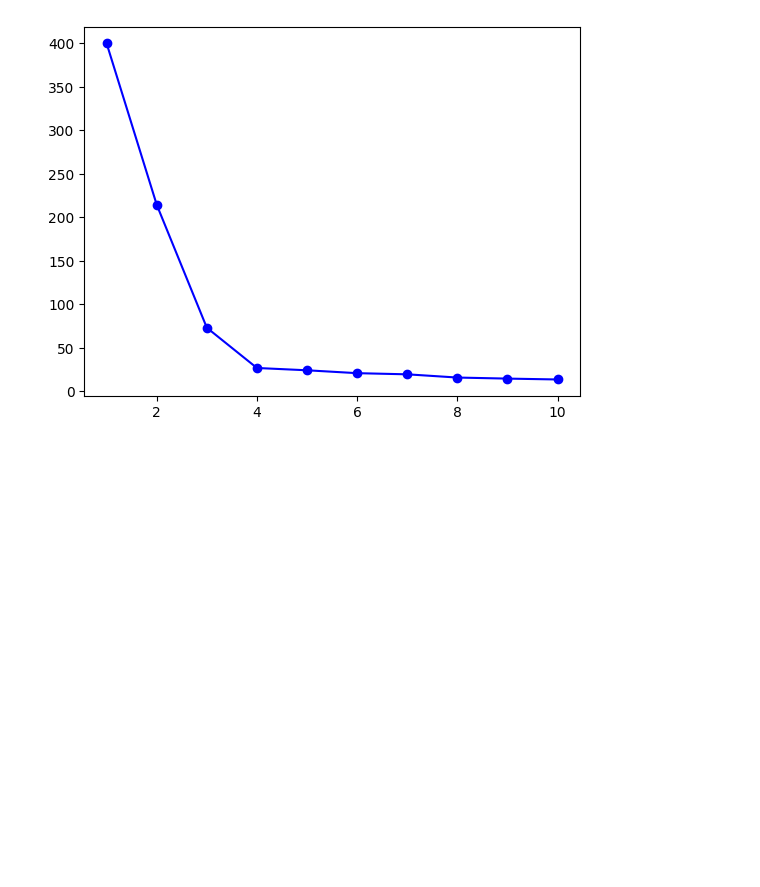
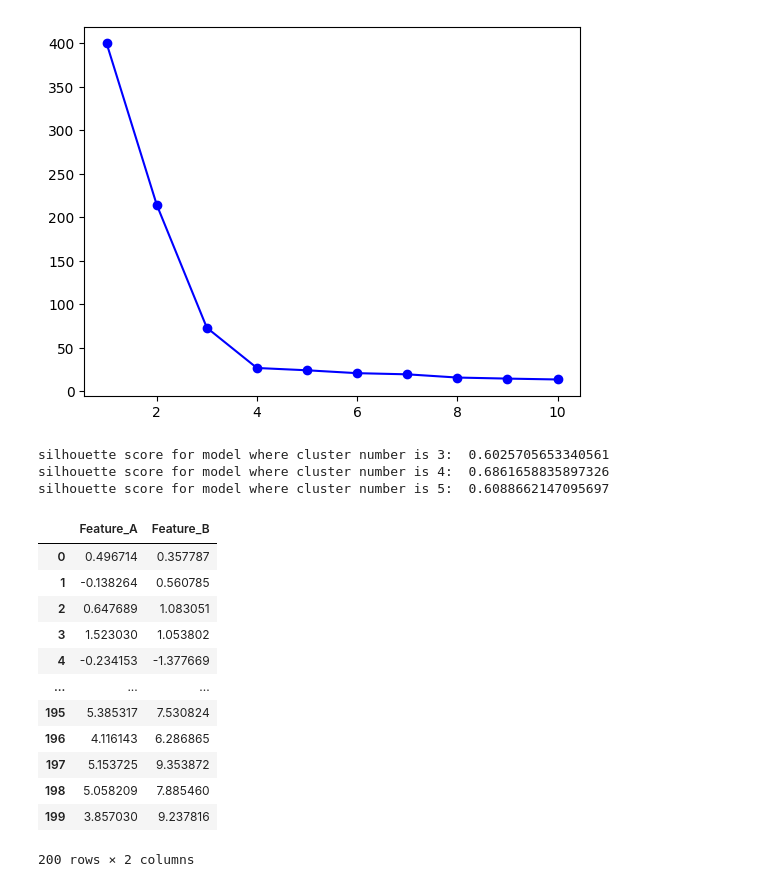
Before and after one commit to sumedhpuri/i_was_bored, a Jupyter notebook: machine_learning/Unsupervised_Learning.ipynb, the cells around one changed output. Cells and saved outputs as stored; diff of their text form; code cells hidden in the pictures; blank space fills up the shorter version.

Commit message:
silhouette score

```diff
--- a/machine_learning/Unsupervised_Learning.ipynb
+++ b/machine_learning/Unsupervised_Learning.ipynb
@@ -166,0 +204,72 @@ plt.show();
+# %%
+import pandas as pd
+from sklearn.metrics import silhouette_score
+from sklearn.cluster import KMeans
+import numpy as np
+from sklearn.preprocessing import StandardScaler
+
+
+np.random.seed(42)
+data2 = {
+    'Feature_A': np.concatenate([
+        np.random.normal(0, 1, 50),   # Blob 1
+        np.random.normal(5, 1, 50),   # Blob 2
+        np.random.normal(10, 1, 50),  # Blob 3
+        np.random.normal(5, 1, 50)    # Blob 4 (overlaps with Blob 2 on X-axis)
+    ]),
+    'Feature_B': np.concatenate([
+        np.random.normal(0, 1, 50),
+        np.random.normal(0, 1, 50),
+        np.random.normal(0, 1, 50),
+        np.random.normal(8, 1, 50)    # Distinct in Y-axis
+    ])
+}
+df = pd.DataFrame(data2)
+
+X = df[['Feature_A', 'Feature_B']]
+
+scaler = StandardScaler()
+x_normally_scaled = scaler.fit_transform(X)
+
+model_k3 = KMeans(n_clusters = 3, random_state = 42)
+model_k3.fit(x_normally_scaled)
+y_predict_k3 = model_k3.predict(x_normally_scaled)
+print('silhouette score for model where cluster number is 3: ', silhouette_score(x_normally_scaled, y_predict_k3))
+
+model_k4 = KMeans(n_clusters = 4, random_state = 42)
+model_k4.fit(x_normally_scaled)
+y_predict_k4 = model_k4.predict(x_normally_scaled)
+print('silhouette score for model where cluster number is 4: ', silhouette_score(x_normally_scaled, y_predict_k4))
+
+model_k5 = KMeans(n_clusters = 5, random_state = 42)
+model_k5.fit(x_normally_scaled)
+y_predict_k5 = model_k5.predict(x_normally_scaled)
+print('silhouette score for model where cluster number is 5: ', silhouette_score(x_normally_scaled, y_predict_k5))
+
+# results
+# silhouette score for model where cluster number is 3:  0.6025705653340561
+# silhouette score for model where cluster number is 4:  0.6861658835897326
+# silhouette score for model where cluster number is 5:  0.6088662147095697
+
+
+#clearly the model with 4 clusters has the highest score thats why 4 is the best choice.
+# %% [output]
+silhouette score for model where cluster number is 3:  0.6025705653340561
+silhouette score for model where cluster number is 4:  0.6861658835897326
+silhouette score for model where cluster number is 5:  0.6088662147095697
+# %%
+display(df)
+# %% [output]
+|  | Feature_A | Feature_B |
+| 0 | 0.496714 | 0.357787 |
+| 1 | -0.138264 | 0.560785 |
+| 2 | 0.647689 | 1.083051 |
+| 3 | 1.523030 | 1.053802 |
+| 4 | -0.234153 | -1.377669 |
+| ... | ... | ... |
+| 195 | 5.385317 | 7.530824 |
+| 196 | 4.116143 | 6.286865 |
+| 197 | 5.153725 | 9.353872 |
+| 198 | 5.058209 | 7.885460 |
+| 199 | 3.857030 | 9.237816 |
+200 rows × 2 columns
```
Also changed, not shown: parts of 1 cell of this notebook.
